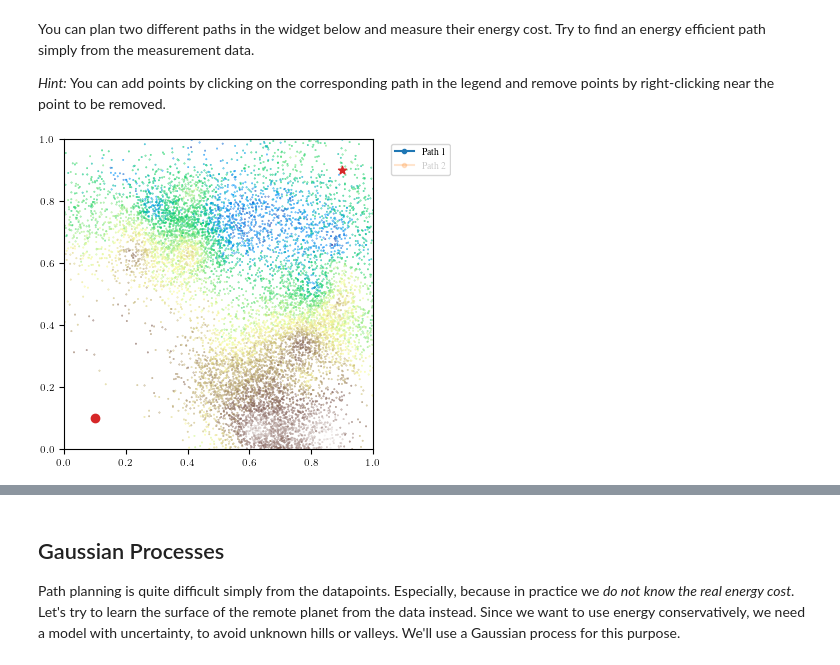
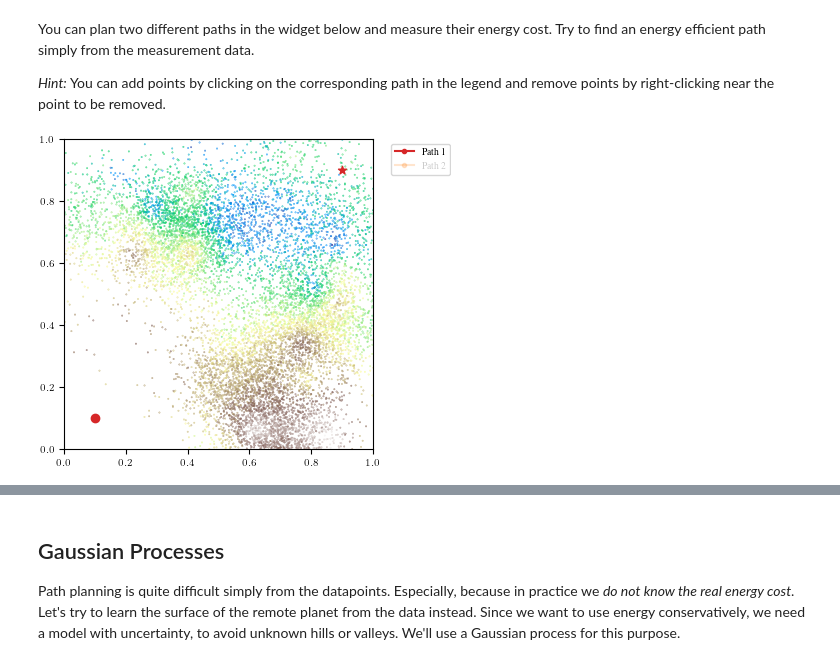
Before and after one commit to probabilistic-numerics/probnum-spring-school, a Jupyter notebook: 2023/tutorials/computation_aware_gps/tutorial_path_planning.ipynb, the cells around one changed output, grey strips where cells are left out. Cells and saved outputs as stored; diff of their text form; code cells hidden in the pictures.

```diff
--- a/2023/tutorials/computation_aware_gps/tutorial_path_planning.ipynb
+++ b/2023/tutorials/computation_aware_gps/tutorial_path_planning.ipynb
@@ -81,39 +87,32 @@ You can plan two different paths in the widget below and measure their energy co
 
 *Hint:* You can add points by clicking on the corresponding path in the legend and remove points by right-clicking near the point to be removed.
 # %%
-from cost_functions import movement_cost
-import os
-from IPython.display import clear_output
-
 %matplotlib widget
 plt.close()
 
 with plt.rc_context(bundles.neurips2022(usetex=True, rel_width=1.0)):
     fig, ax = plt.subplots()
 
     # Landscape data
     n_subset = np.minimum(10000, num_train_data) # Subset training data for plot
     ax.scatter(train_data.X[0:n_subset, 0], train_data.X[0:n_subset, 1], c=train_data.y[0:n_subset], cmap="terrain", s=0.1)
 
-
-    # Manual path planning
-    # Add points by right click, remove points by left click
-    # Left click on legend to change classes
-    path_list = ["Path 1", "Path 2"]
-    klicker = clicker(ax, path_list, markers=[".", "."], colors=["C0", "C1"], linestyle= "-")
-    klicker.set_positions({path: np.reshape(startpoint, (-1, 2)) for path in path_list})
-
     # Plot start and endpoints
     ax.scatter(startpoint[0], startpoint[1], marker="o", color="C3", zorder=10)
     ax.scatter(endpoint[0], endpoint[1], marker="*", color="C3", zorder=10)
+
+    # Manual path planning
+    path_list = ["Path 1", "Path 2"]
+    klicker = clicker(ax, path_list, markers=[".", "."], colors=["C3", "C1"], linestyle= "-")
+    klicker.set_positions({path: np.reshape(startpoint, (-1, 2)) for path in path_list})
 
     # Plot settings
     ax.set_aspect("equal")
     ax.set_xlim(0, 1.0)
     ax.set_ylim(0, 1.0)
     plt.show()
 # %% [output]
-[figure, old version]
+[figure, new version]
 # %%
 # Create paths and add endpoint to each path
 path1 = np.unique(klicker.get_positions()["Path 1"], axis=0)
```
Also changed, not shown: parts of 7 cells of this notebook, 1 other file.
